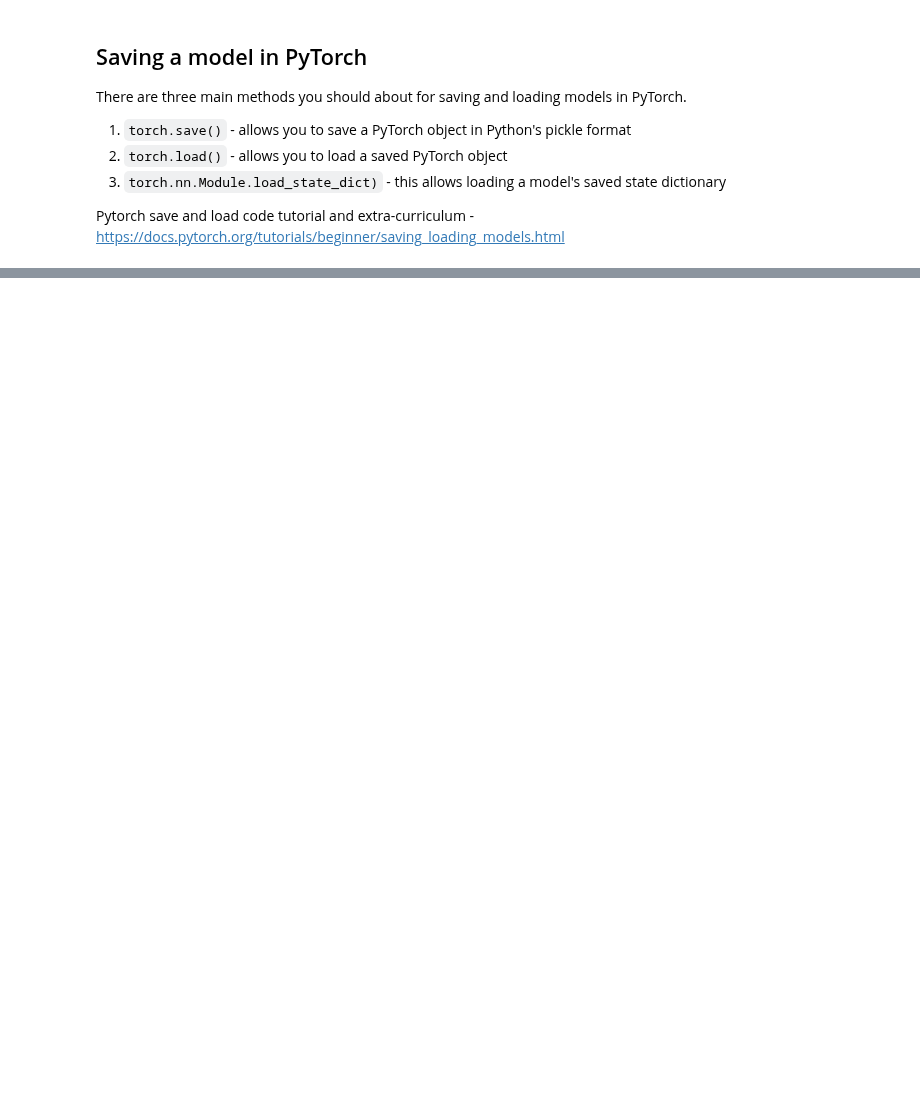
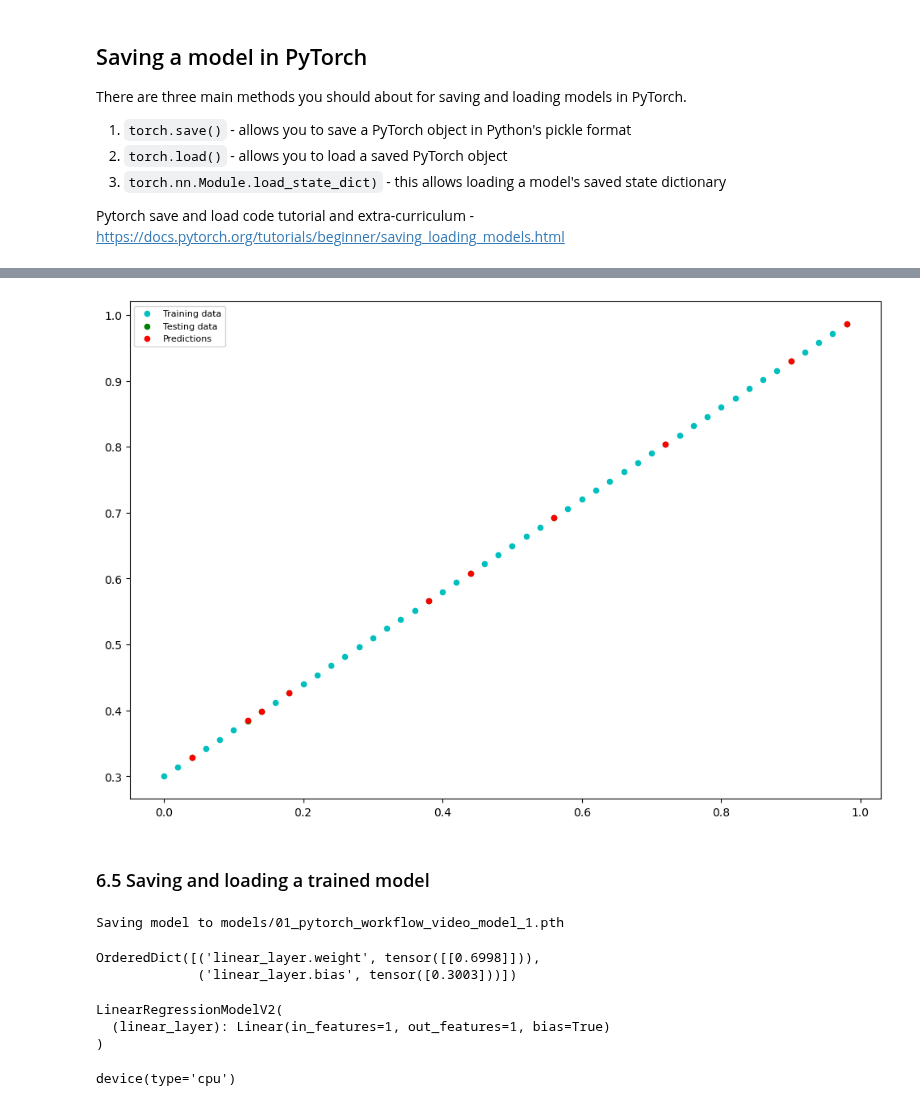
Before and after one commit to ridamansour/PyTorchLearning, a Jupyter notebook: 01_pytorch_workflow_video.ipynb, the cells around one changed output, grey strips where cells are left out. Cells and saved outputs as stored; diff of their text form; code cells hidden in the pictures; blank space fills up the shorter version.

```diff
--- a/01_pytorch_workflow_video.ipynb
+++ b/01_pytorch_workflow_video.ipynb
@@ -462,0 +630,6 @@ drwxr-xr-x@ 3 ridamansour  staff      96 Jul 16 07:34 models
+# %%
+# Setup loss function
+loss_fn = nn.L1Loss() # Same as MAE
+
+# Setup our optimizer
+optimizer = torch.optim.SGD(model_1.parameters(), lr=0.001)
@@ -462,0 +707,8 @@ drwxr-xr-x@ 3 ridamansour  staff      96 Jul 16 07:34 models
+# %%
+# Turn into evaluation predictions
+model_1.eval()
+
+# Make predictions on the test data
+with torch.inference_mode():
+    y_preds = model_1(X_test)
+y_preds
@@ -462,0 +726,47 @@ drwxr-xr-x@ 3 ridamansour  staff      96 Jul 16 07:34 models
+# %%
+# Check out our model predictions visually
+plot_predictions(predictions=y_preds) # Rerun the function cell to update the default params
+# %% [output]
+[figure, added]
+# %% [markdown]
+### 6.5 Saving and loading a trained model
+# %%
+from pathlib import Path
+
+# 1. Create models directory
+Model_PATH = Path("models")
+Model_PATH.mkdir(parents=True, exist_ok=True)
+
+# 2. Create model save path
+MODEL_NAME = "01_pytorch_workflow_video_model_1.pth"
+MODEL_SAVE_PATH = Model_PATH / MODEL_NAME
+
+# 3. Save the model state dict
+print(f"Saving model to {MODEL_SAVE_PATH}")
+torch.save(model_1.state_dict(), MODEL_SAVE_PATH)
+# %% [output]
+Saving model to models/01_pytorch_workflow_video_model_1.pth
+# %%
+model_1.state_dict()
+# %% [output]
+OrderedDict([('linear_layer.weight', tensor([[0.6998]])),
+             ('linear_layer.bias', tensor([0.3003]))])
+# %%
+# Load a PyTorch model
+
+# Create a new instance of linear regression model v2
+loaded_model_1 = LinearRegressionModelV2()
+
+# load the saved model model_1 state_dict
+loaded_model_1.load_state_dict(torch.load(MODEL_SAVE_PATH))
+
+# put the loaded model to device
+loaded_model_1.to(device)
+# %% [output]
+LinearRegressionModelV2(
+  (linear_layer): Linear(in_features=1, out_features=1, bias=True)
+)
+# %%
+next(loaded_model_1.parameters()).device
+# %% [output]
+device(type='cpu')
```
Also changed, not shown: parts of 39 cells of this notebook, 1 other file.
